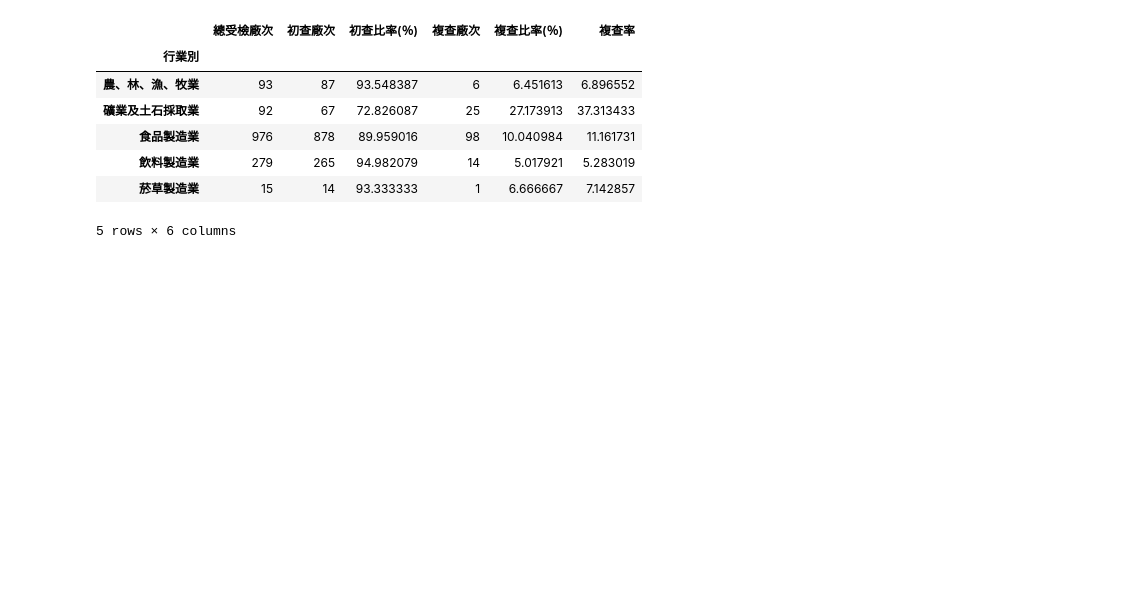
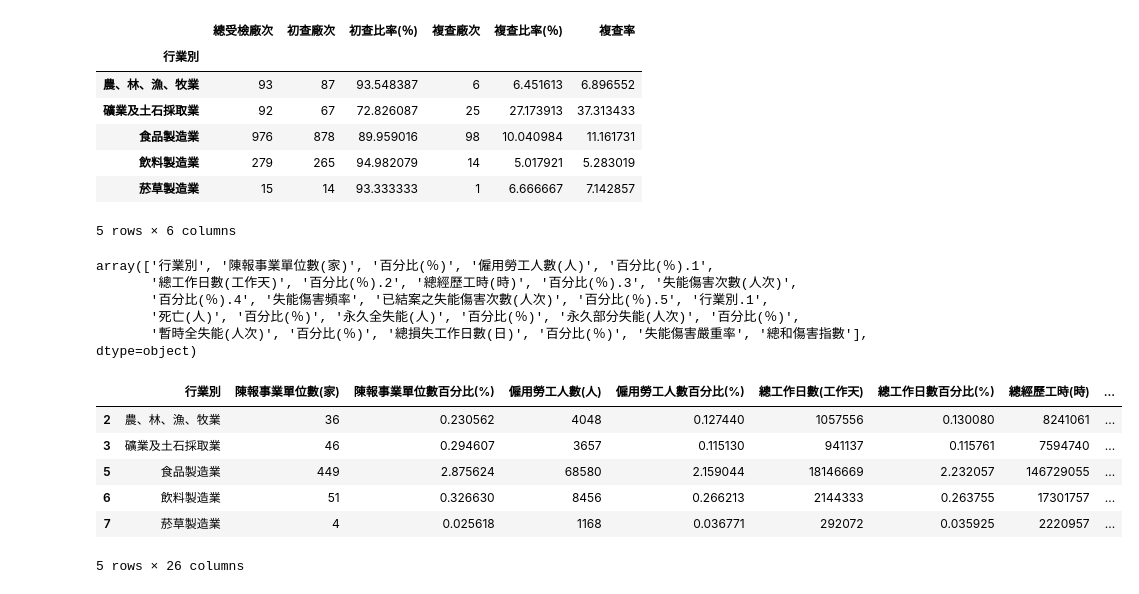
Before and after one commit to ccwang002/2014-NTU-NewsVis, a Jupyter notebook: script/proj_2/A_table 2-14 vs 8-1.ipynb, the cells around one changed output. Saved outputs shown, nothing was run; the diff lists cells and outputs as text; code cells hidden in the pictures; blank space fills up the shorter version.

```diff
--- a/script/proj_2/A_table 2-14 vs 8-1.ipynb
+++ b/script/proj_2/A_table 2-14 vs 8-1.ipynb
@@ -40,0 +46,35 @@ df_214.head()
+# %%
+second_col = df_81.irow(0).values
+from_first_col = pd.isnull(second_col)
+second_col[from_first_col] = df_81.columns[from_first_col]
+new_col = pd.Series([re.sub(r'[\n ]+', '', cell, re.MULTILINE&re.UNICODE) for cell in second_col])
+# %%
+new_col.values
+# %% [output]
+array(['行業別', '陳報事業單位數(家)', '百分比(％)', '僱用勞工人數(人)', '百分比(％).1',
+       '總工作日數(工作天)', '百分比(％).2', '總經歷工時(時)', '百分比(％).3', '失能傷害次數(人次)',
+       '百分比(％).4', '失能傷害頻率', '已結案之失能傷害次數(人次)', '百分比(％).5', '行業別.1',
+       '死亡(人)', '百分比(％)', '永久全失能(人)', '百分比(％)', '永久部分失能(人次)', '百分比(％)',
+       '暫時全失能(人次)', '百分比(％)', '總損失工作日數(日)', '百分比(％)', '失能傷害嚴重率', '總和傷害指數'], dtype=object)
+# %%
+for percent_ix in new_col.index[new_col.apply(lambda x: "百分比" in x)]:
+    m = re.search(r'(?P<name>.*)\(.*\)', new_col.iat[percent_ix-1], re.UNICODE)
+    if m:
+        new_col.iat[percent_ix] = '{}百分比(%)'.format(m.group(1))
+# %%
+df_81.columns = new_col.tolist()
+# %%
+df_81 = df_81.loc[1:, ~df_81.columns.isin(["行業別.1"])]
+# %%
+df_81.loc[:, "行業別"] = df_81["行業別"].apply(clean_jobtype)
+# 去掉總計的資料行
+df_81 = df_81.loc[~df_81.iloc[:, 0].isin(["全產業", "總計", "製造業"])]
+df_81.head()
+# %% [output]
+|  | 行業別 | 陳報事業單位數(家) | 陳報事業單位數百分比(%) | 僱用勞工人數(人) | 僱用勞工人數百分比(%) | 總工作日數(工作天) | 總工作日數百分比(%) | 總經歷工時(時) | ... |
+| 2 | 農、林、漁、牧業 | 36 | 0.230562 | 4048 | 0.127440 | 1057556 | 0.130080 | 8241061 | ... |
+| 3 | 礦業及土石採取業 | 46 | 0.294607 | 3657 | 0.115130 | 941137 | 0.115761 | 7594740 | ... |
+| 5 | 食品製造業 | 449 | 2.875624 | 68580 | 2.159044 | 18146669 | 2.232057 | 146729055 | ... |
+| 6 | 飲料製造業 | 51 | 0.326630 | 8456 | 0.266213 | 2144333 | 0.263755 | 17301757 | ... |
+| 7 | 菸草製造業 | 4 | 0.025618 | 1168 | 0.036771 | 292072 | 0.035925 | 2220957 | ... |
+5 rows × 26 columns
```
Also changed, not shown: parts of 10 cells of this notebook, 2 other files.
